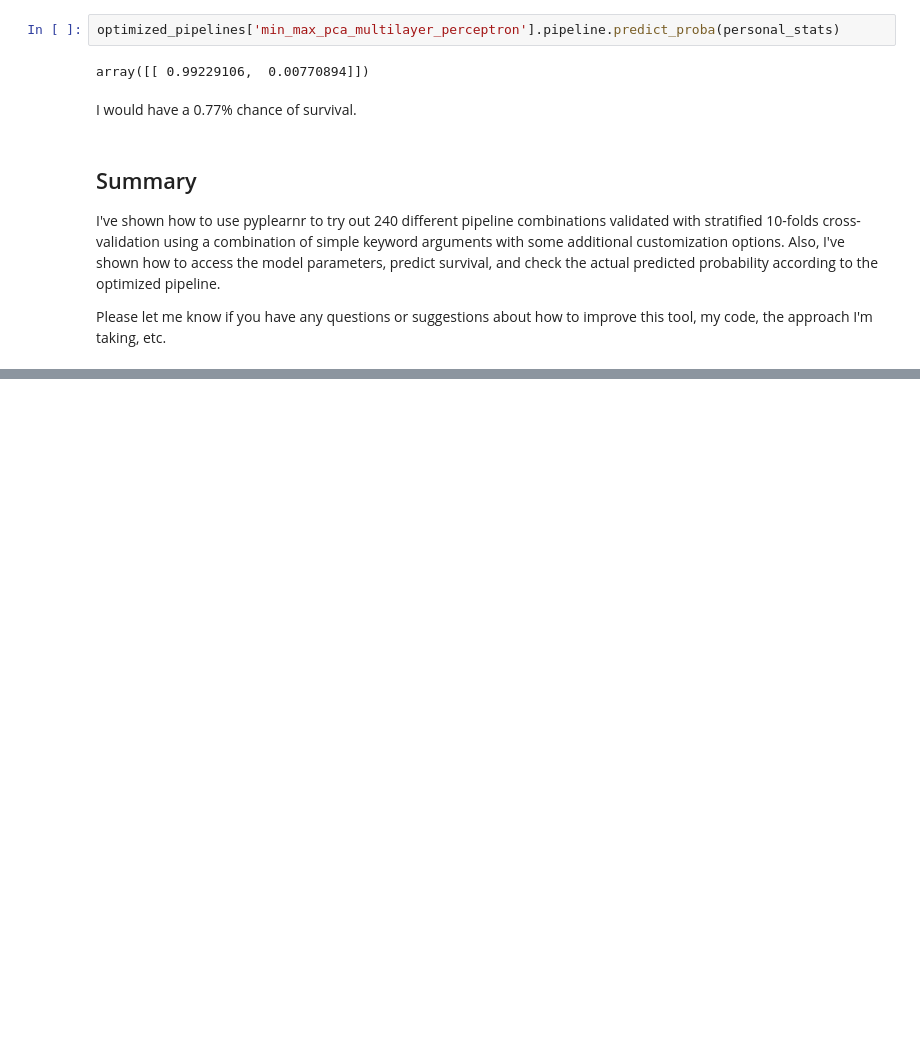
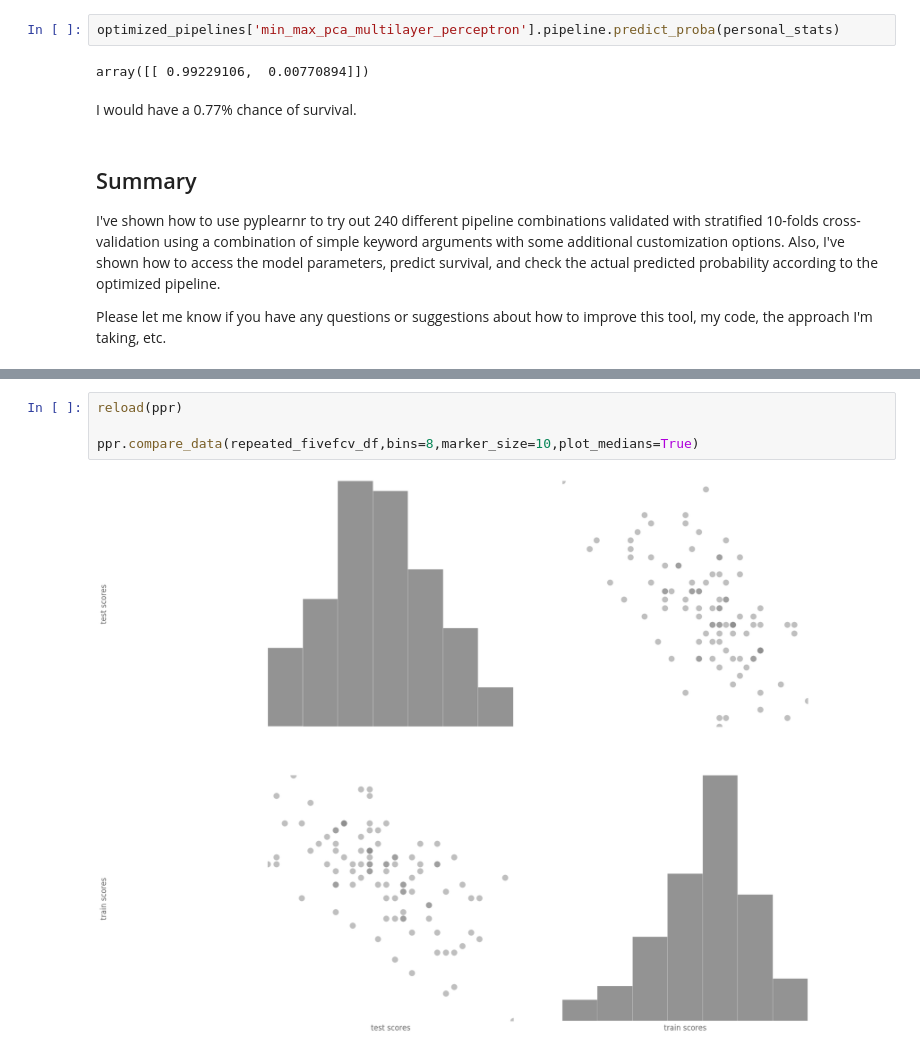
Before and after one commit to JaggedParadigm/pyplearnr, a Jupyter notebook: pyplearnr_demo.ipynb, the cells around one changed output, grey strips where cells are left out. Cells and saved outputs as stored; diff of their text form; blank space fills up the shorter version.

```diff
--- a/pyplearnr_demo.ipynb
+++ b/pyplearnr_demo.ipynb
@@ -1217,0 +1369,6 @@ Please let me know if you have any questions or suggestions about how to improve
+# %%
+reload(ppr)
+
+ppr.compare_data(repeated_fivefcv_df,bins=8,marker_size=10,plot_medians=True)
+# %% [output]
+[figure, added]
```
Also changed, not shown: parts of 14 cells of this notebook, 2 other files.
